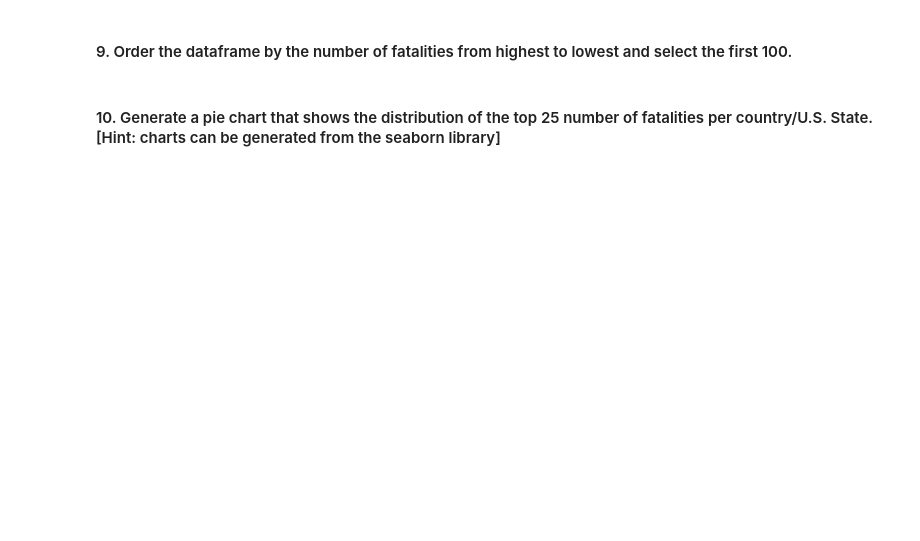
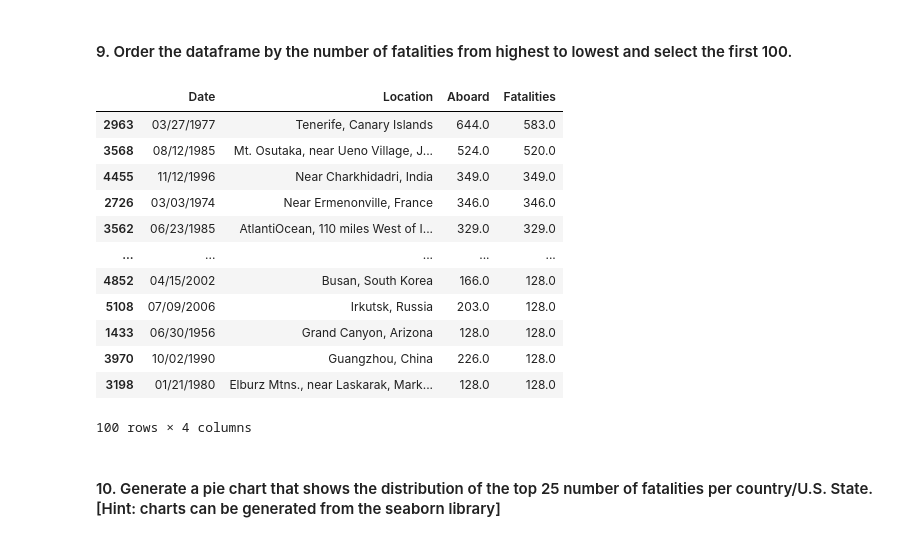
Before and after one commit to MichaelCM7/Data-Wrangling, a Jupyter notebook: Airplane_Crashes_Data_Cleaning.ipynb, the cells around one changed output. Cells and saved outputs as stored; diff of their text form; code cells hidden in the pictures; blank space fills up the shorter version.

```diff
--- a/Airplane_Crashes_Data_Cleaning.ipynb
+++ b/Airplane_Crashes_Data_Cleaning.ipynb
@@ -81,2 +91,14 @@ fatality_locations.loc[
 # %% [markdown]
 #### 8. In the ‘fatality_locations’ dataframe, the location column has data items represented as ‘Region, U.S. State/Country’. Split this column to have two columns of regions and states/countries.
+# %%
+import numpy as np
+
+# Split from the last comma
+split_data = fatality_locations['Location'].str.rsplit(',', n=1, expand=True)
+
+# Split regions and state_country according to presence of a comma, otherwise it goes to State_Country
+fatality_locations['Region'] = np.where(split_data[1].isna(), "", split_data[0].str.strip())
+fatality_locations['State_Country'] = np.where(split_data[1].isna(), split_data[0].str.strip(), split_data[1].str.strip())
+
+# Print results
+print(fatality_locations[['Location', 'Region', 'State_Country']].head())
@@ -83,4 +129,20 @@ fatality_locations.loc[
 # %% [markdown]
 #### 9. Order the dataframe by the number of fatalities from highest to lowest and select the first 100.
+# %%
+fatality_locations.sort_values(by='Fatalities', ascending=False).head(100)
+# %% [output]
+|  | Date | Location | Aboard | Fatalities |
+| 2963 | 03/27/1977 | Tenerife, Canary Islands | 644.0 | 583.0 |
+| 3568 | 08/12/1985 | Mt. Osutaka, near Ueno Village, J... | 524.0 | 520.0 |
+| 4455 | 11/12/1996 | Near Charkhidadri, India | 349.0 | 349.0 |
+| 2726 | 03/03/1974 | Near Ermenonville, France | 346.0 | 346.0 |
+| 3562 | 06/23/1985 | AtlantiOcean, 110 miles West of I... | 329.0 | 329.0 |
+| ... | ... | ... | ... | ... |
+| 4852 | 04/15/2002 | Busan, South Korea | 166.0 | 128.0 |
+| 5108 | 07/09/2006 | Irkutsk, Russia | 203.0 | 128.0 |
+| 1433 | 06/30/1956 | Grand Canyon, Arizona | 128.0 | 128.0 |
+| 3970 | 10/02/1990 | Guangzhou, China | 226.0 | 128.0 |
+| 3198 | 01/21/1980 | Elburz Mtns., near Laskarak, Mark... | 128.0 | 128.0 |
+100 rows × 4 columns
 # %% [markdown]
 #### 10. Generate a pie chart that shows the distribution of the top 25 number of fatalities per country/U.S. State. [Hint: charts can be generated from the seaborn library]
```
Also changed, not shown: parts of 3 cells of this notebook.
